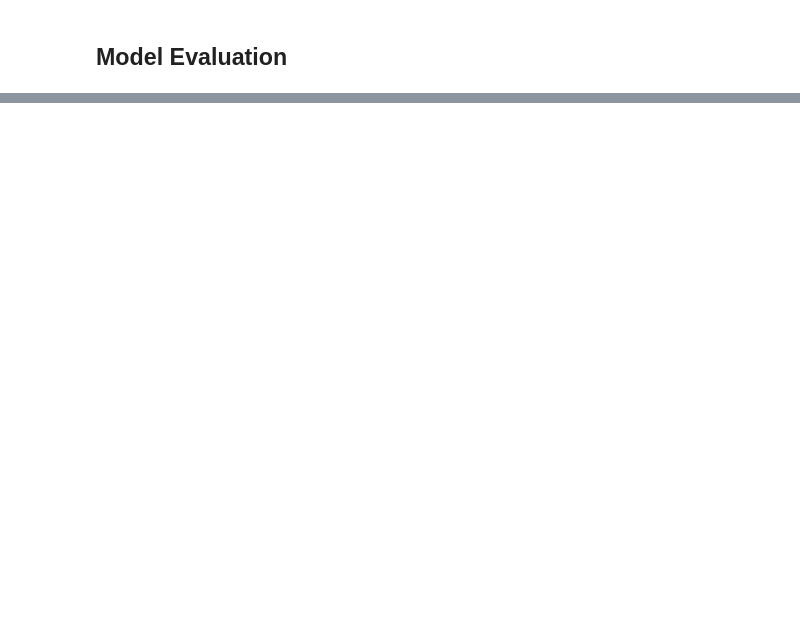
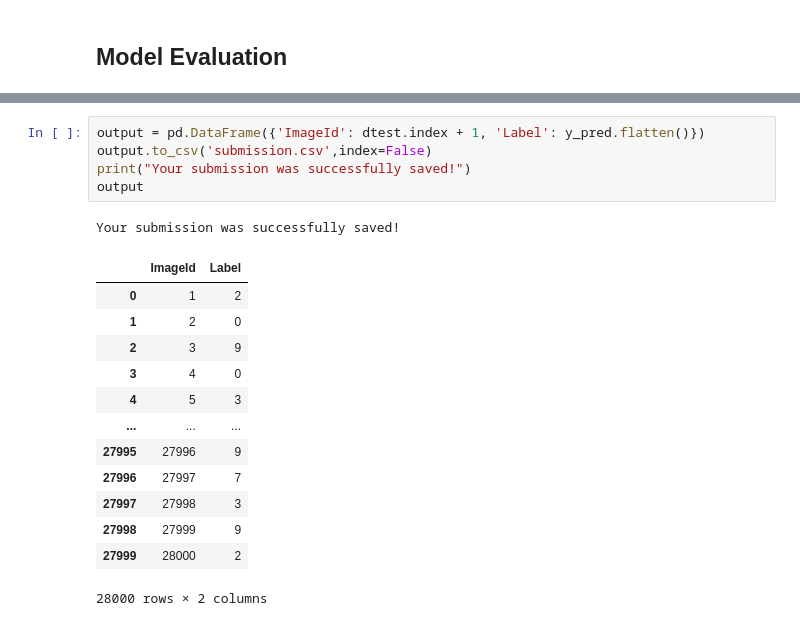
Before and after one commit to Basel-anaya/Digits-Recognizer-using-CNN, a Jupyter notebook: digits-recognizer-using-cnn.ipynb, the cells around one changed output, grey strips where cells are left out. Saved outputs shown, nothing was run; the diff lists cells and outputs as text; blank space fills up the shorter version.

```diff
--- a/digits-recognizer-using-cnn.ipynb
+++ b/digits-recognizer-using-cnn.ipynb
@@ -110,0 +215,20 @@ y_pred
+# %%
+output = pd.DataFrame({'ImageId': dtest.index + 1, 'Label': y_pred.flatten()})
+output.to_csv('submission.csv',index=False)
+print("Your submission was successfully saved!")
+output
+# %% [output]
+Your submission was successfully saved!
+|  | ImageId | Label |
+| 0 | 1 | 2 |
+| 1 | 2 | 0 |
+| 2 | 3 | 9 |
+| 3 | 4 | 0 |
+| 4 | 5 | 3 |
+| ... | ... | ... |
+| 27995 | 27996 | 9 |
+| 27996 | 27997 | 7 |
+| 27997 | 27998 | 3 |
+| 27998 | 27999 | 9 |
+| 27999 | 28000 | 2 |
+28000 rows × 2 columns
```
Also changed, not shown: parts of 15 cells of this notebook.
